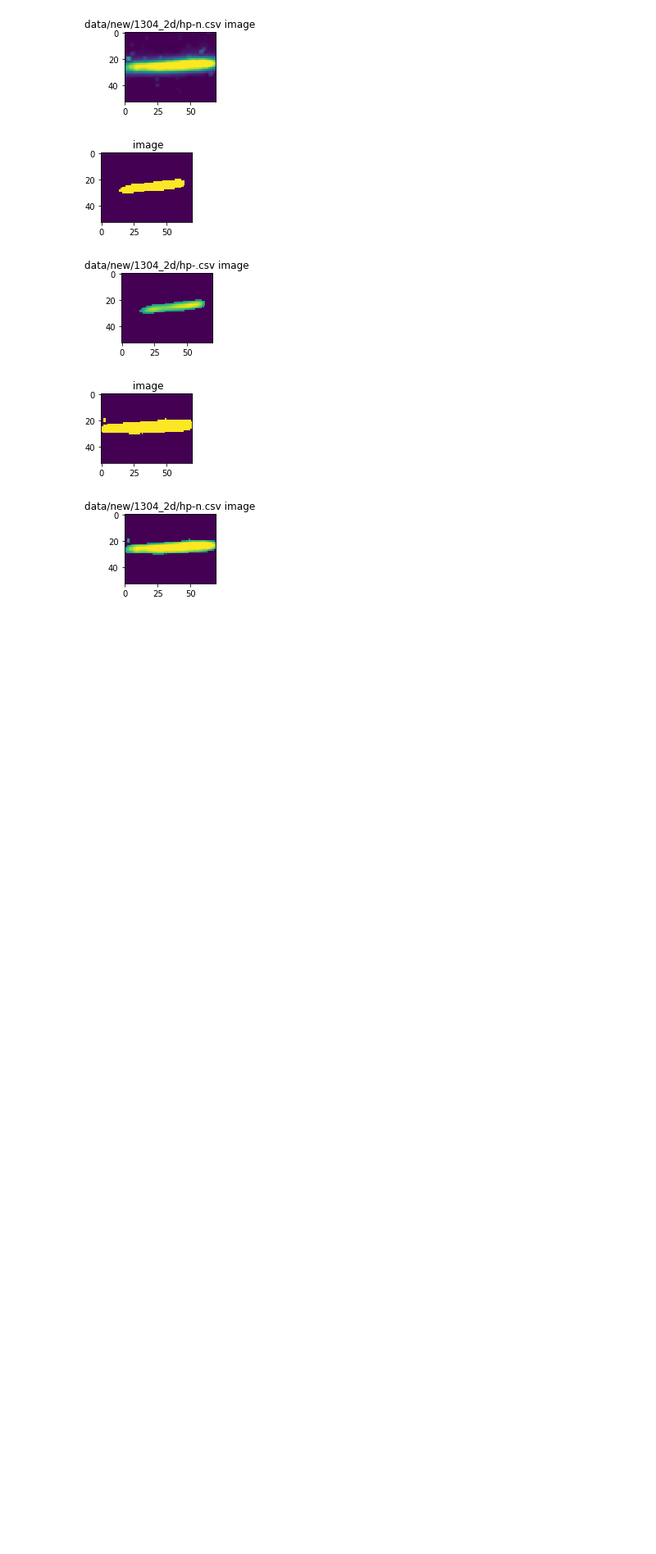
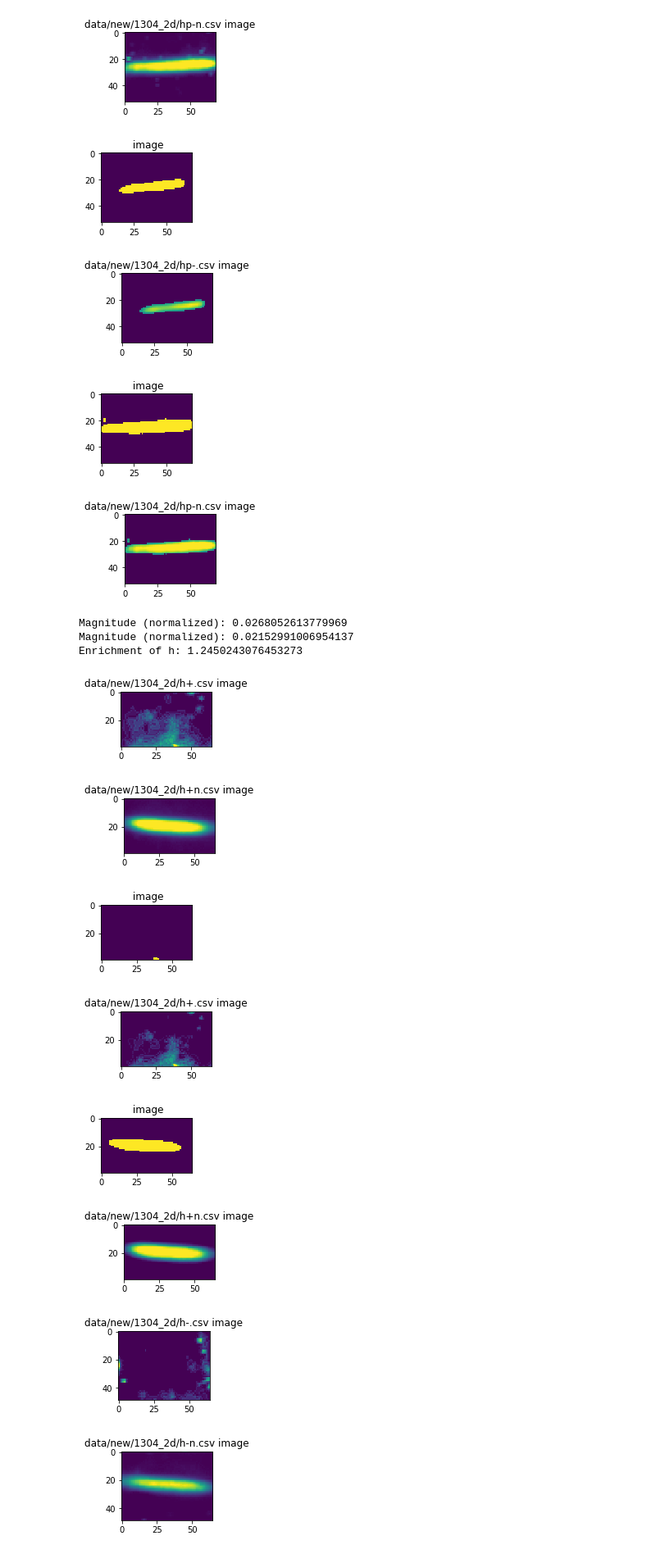
Before and after one commit to niightingale/bep_tools, a Jupyter notebook: western_analysis/integral_assay.ipynb, the cells around one changed output. Shown at 82% size. Drawn from its saved outputs; the diff is of its cells as text; code cells hidden in the pictures; blank space fills up the shorter version.

Commit message:
added plotter & h line analysis

```diff
--- a/western_analysis/integral_assay.ipynb
+++ b/western_analysis/integral_assay.ipynb
@@ -192,3 +192,17 @@ Enrichment of hp: 1.38881595152923
 [figure]
 [figure]
 [figure]
+# %%
+enrichment_analysis('data/new/1304_2d', 'h', 'h', threshold = 0.75, hard = False)
+# %% [output]
+Magnitude (normalized): 0.0268052613779969
+Magnitude (normalized): 0.02152991006954137
+Enrichment of h: 1.2450243076453273
+[figure, added]
+[figure, added]
+[figure, added]
+[figure, added]
+[figure, added]
+[figure, added]
+[figure, added]
+[figure, added]
```
Also changed, not shown: parts of 1 cell of this notebook, 5 other files.
